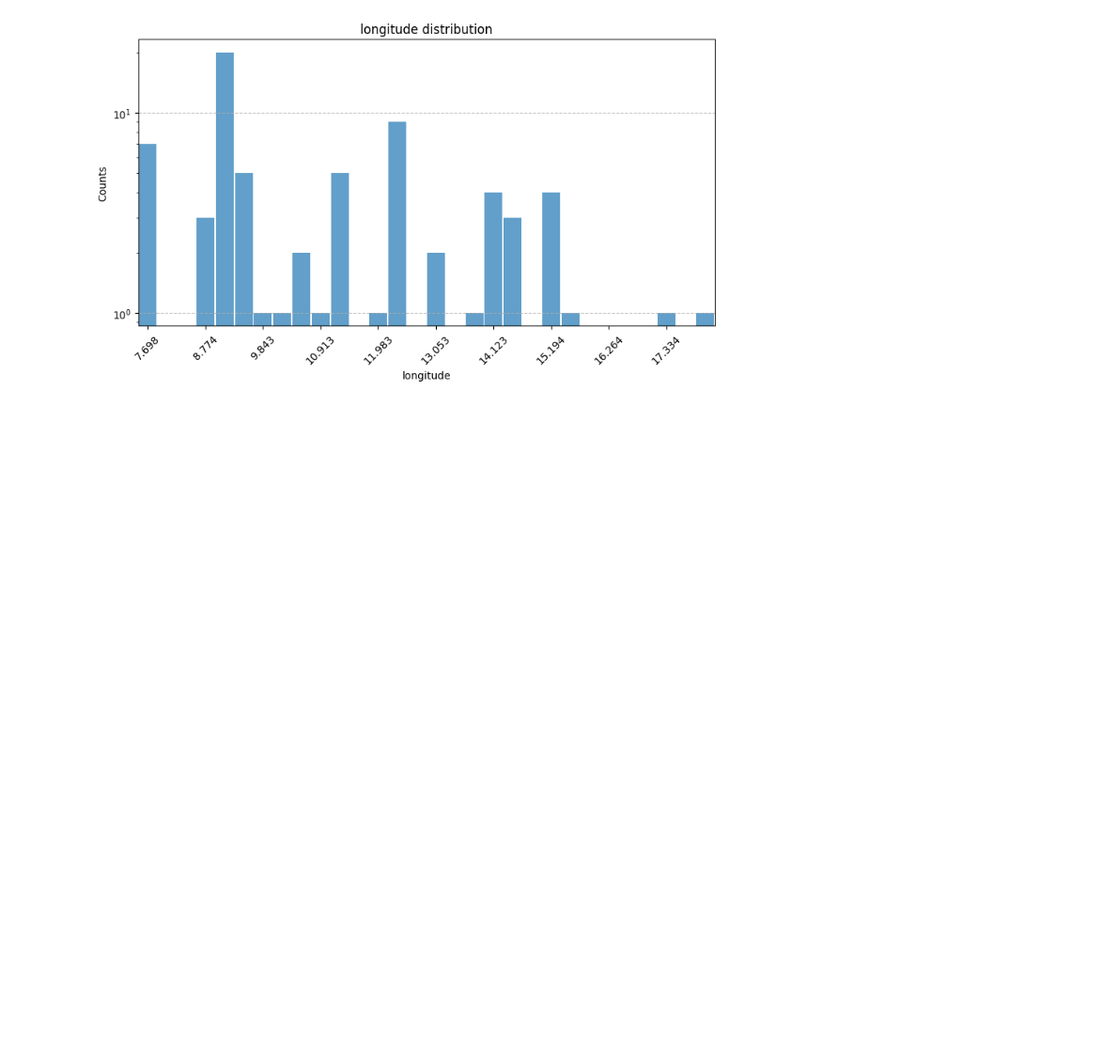
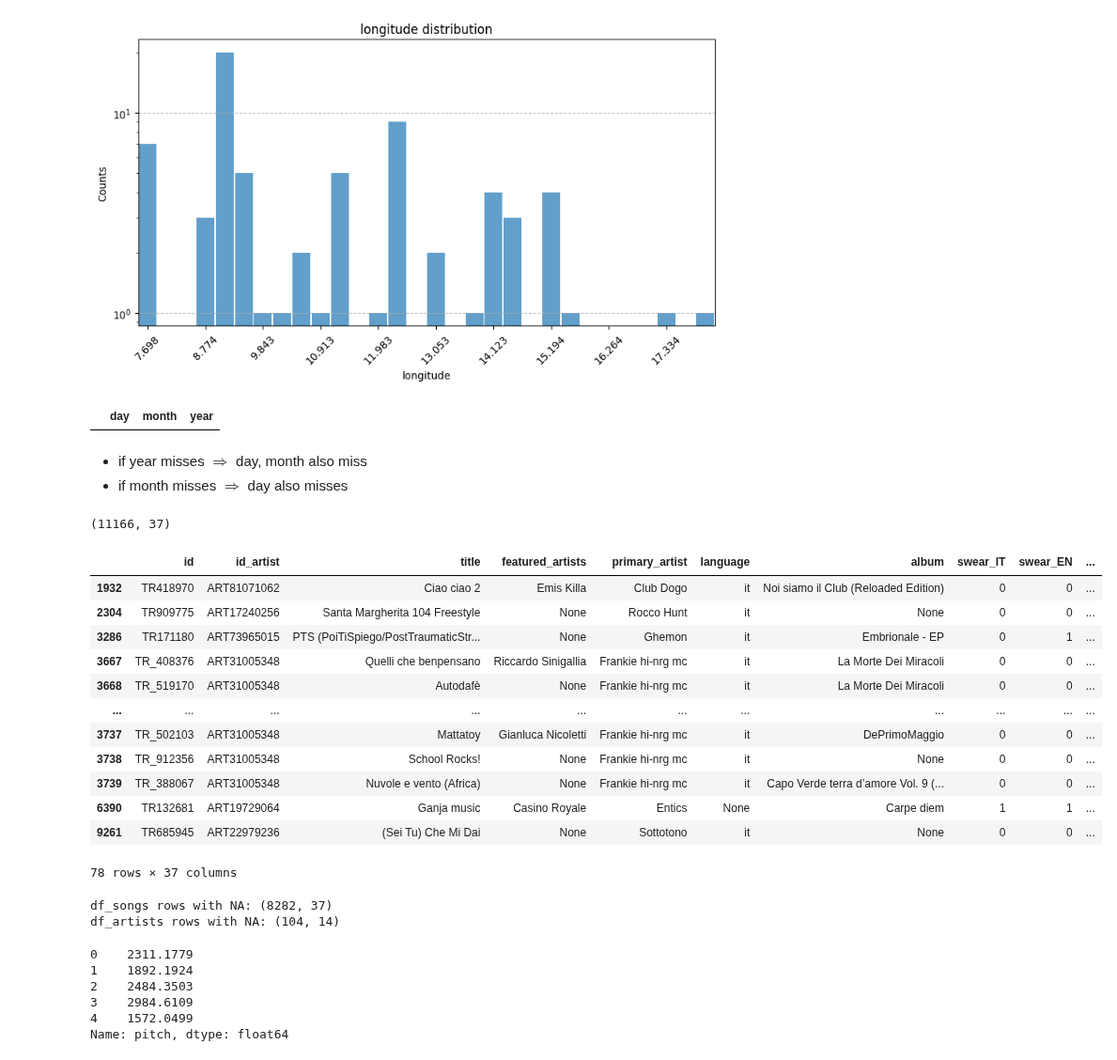
Before and after one commit to ChefBB/dss_lab_project, a Jupyter notebook: understanding.ipynb, the cells around one changed output. Shown at 94% size. Cells and saved outputs as stored; diff of their text form; code cells hidden in the pictures; blank space fills up the shorter version.

```diff
--- a/understanding.ipynb
+++ b/understanding.ipynb
@@ -85,4 +85,50 @@ for feature in df_artists.columns:
 [figure]
 [figure]
 # %%
-stocazzo
+# df_songs.loc[df_songs['day'].isna() | df_songs['month'].isna() | df_songs['year'].isna(), ['day', 'month', 'year']]
+df_songs.loc[df_songs['day'].isna() & df_songs['month'].isna() & df_songs['year'].isna(), ['day', 'month', 'year']]
+# %% [output]
+|  | day | month | year |
+# %% [markdown]
+- if year misses $\Rightarrow$ day, month also miss
+- if month misses $\Rightarrow$ day also misses
+# %%
+df_songs.shape
+# %% [output]
+(11166, 37)
+# %%
+df_songs.loc[df_songs['album_release_date'].isna()]
+# %% [output]
+|  | id | id_artist | title | featured_artists | primary_artist | language | album | swear_IT | swear_EN | ... |
+| 1932 | TR418970 | ART81071062 | Ciao ciao 2 | Emis Killa | Club Dogo | it | Noi siamo il Club (Reloaded Edition) | 0 | 0 | ... |
+| 2304 | TR909775 | ART17240256 | Santa Margherita 104 Freestyle | None | Rocco Hunt | it | None | 0 | 0 | ... |
+| 3286 | TR171180 | ART73965015 | PTS (PoiTiSpiego/PostTraumaticStr... | None | Ghemon | it | Embrionale - EP | 0 | 1 | ... |
+| 3667 | TR_408376 | ART31005348 | Quelli che benpensano | Riccardo Sinigallia | Frankie hi-nrg mc | it | La Morte Dei Miracoli | 0 | 0 | ... |
+| 3668 | TR_519170 | ART31005348 | Autodafè | None | Frankie hi-nrg mc | it | La Morte Dei Miracoli | 0 | 0 | ... |
+| ... | ... | ... | ... | ... | ... | ... | ... | ... | ... | ... |
+| 3737 | TR_502103 | ART31005348 | Mattatoy | Gianluca Nicoletti | Frankie hi-nrg mc | it | DePrimoMaggio | 0 | 0 | ... |
+| 3738 | TR_912356 | ART31005348 | School Rocks! | None | Frankie hi-nrg mc | it | None | 0 | 0 | ... |
+| 3739 | TR_388067 | ART31005348 | Nuvole e vento (Africa) | None | Frankie hi-nrg mc | it | Capo Verde terra d’amore Vol. 9 (... | 0 | 0 | ... |
+| 6390 | TR132681 | ART19729064 | Ganja music | Casino Royale | Entics | None | Carpe diem | 1 | 1 | ... |
+| 9261 | TR685945 | ART22979236 | (Sei Tu) Che Mi Dai | None | Sottotono | it | None | 0 | 0 | ... |
+78 rows × 37 columns
+# %%
+# rows with any missing value
+rows_with_na_songs = df_songs[df_songs.isna().any(axis=1)]
+rows_with_na_artists = df_artists[df_artists.isna().any(axis=1)]
+
+print("df_songs rows with NA:", rows_with_na_songs.shape)
+
+print("df_artists rows with NA:", rows_with_na_artists.shape)
+# %% [output]
+df_songs rows with NA: (8282, 37)
+df_artists rows with NA: (104, 14)
+# %%
+df_songs['pitch'].head()
+# %% [output]
+0    2311.1779
+1    1892.1924
+2    2484.3503
+3    2984.6109
+4    1572.0499
+Name: pitch, dtype: float64
```
